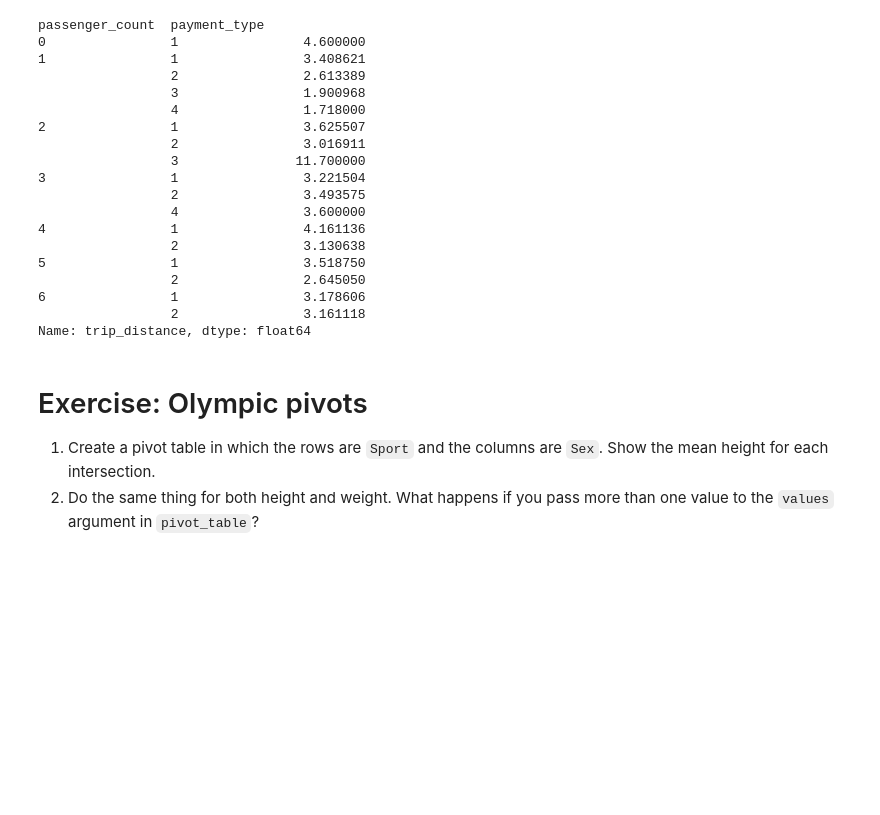
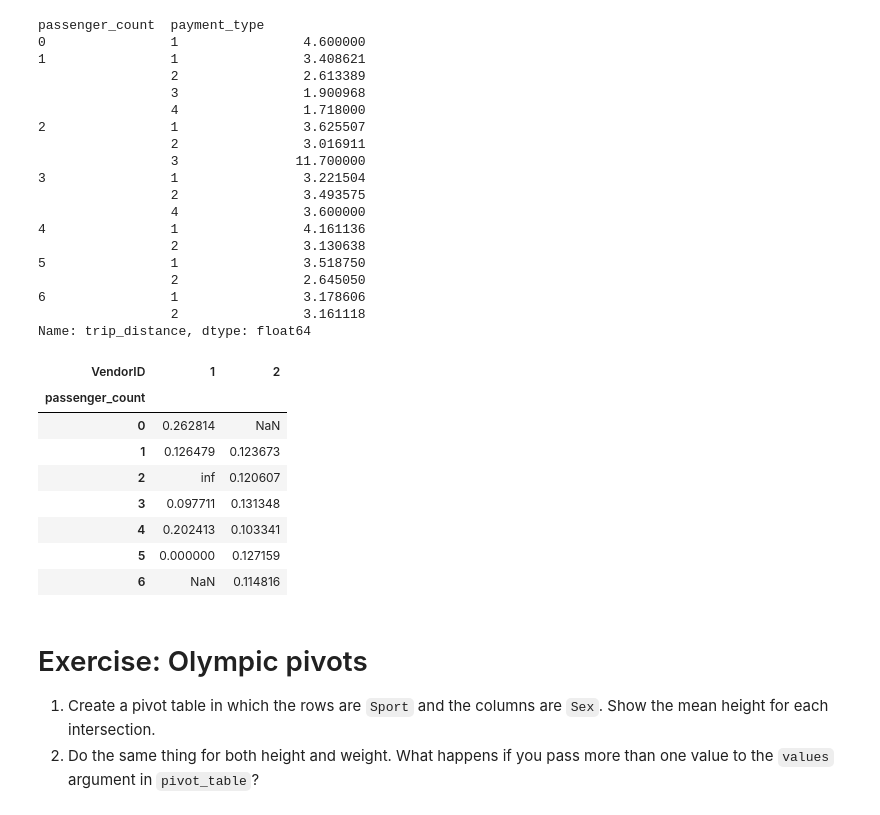
Before and after one commit to reuven/OReilly-2025-11November-data, a Jupyter notebook: OReilly - 2025-11November-20.ipynb, the cells around one changed output. Drawn from its saved outputs; the diff is of its cells as text; code cells hidden in the pictures; blank space fills up the shorter version.

```diff
--- a/OReilly - 2025-11November-20.ipynb
+++ b/OReilly - 2025-11November-20.ipynb
@@ -961,9 +961,25 @@ passenger_count  payment_type
 Name: trip_distance, dtype: float64
 # %%
 # in our taxi data, every taxi meter was made by one of two companies, VendorID 1 or 2
-# I'd like to know which vendor has, on average, higher tips as a percentage of the total_amount
+# I'd like to know which vendor has, on average, higher tips as a percentage of the total_amount.
+# Let's compare this also with passenger_count.
 
-df['tip_percentage'] = df['tip_amount'] / df['total
+df['tip_percentage'] = df['tip_amount'] / df['fare_amount']
+
+df.pivot_table(index='passenger_count',
+               columns='VendorID',
+               values='tip_percentage',
+               aggfunc='mean')
+# %% [output]
+| VendorID | 1 | 2 |
+| passenger_count |  |  |
+| 0 | 0.262814 | NaN |
+| 1 | 0.126479 | 0.123673 |
+| 2 | inf | 0.120607 |
+| 3 | 0.097711 | 0.131348 |
+| 4 | 0.202413 | 0.103341 |
+| 5 | 0.000000 | 0.127159 |
+| 6 | NaN | 0.114816 |
 # %% [markdown]
 # Exercise: Olympic pivots
 
```
